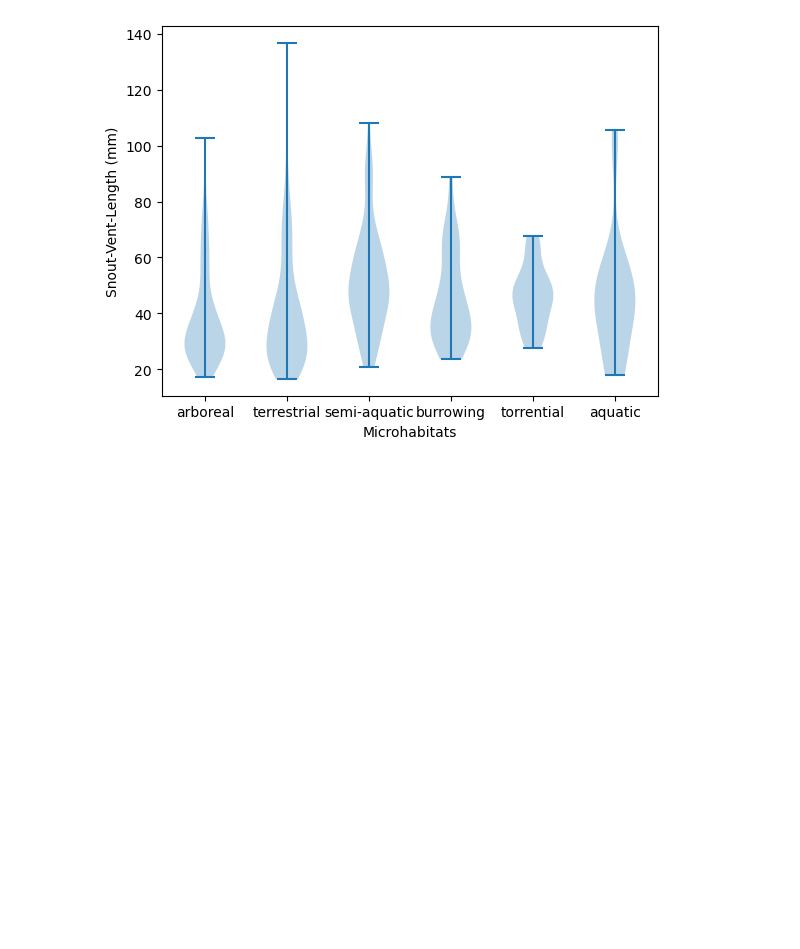
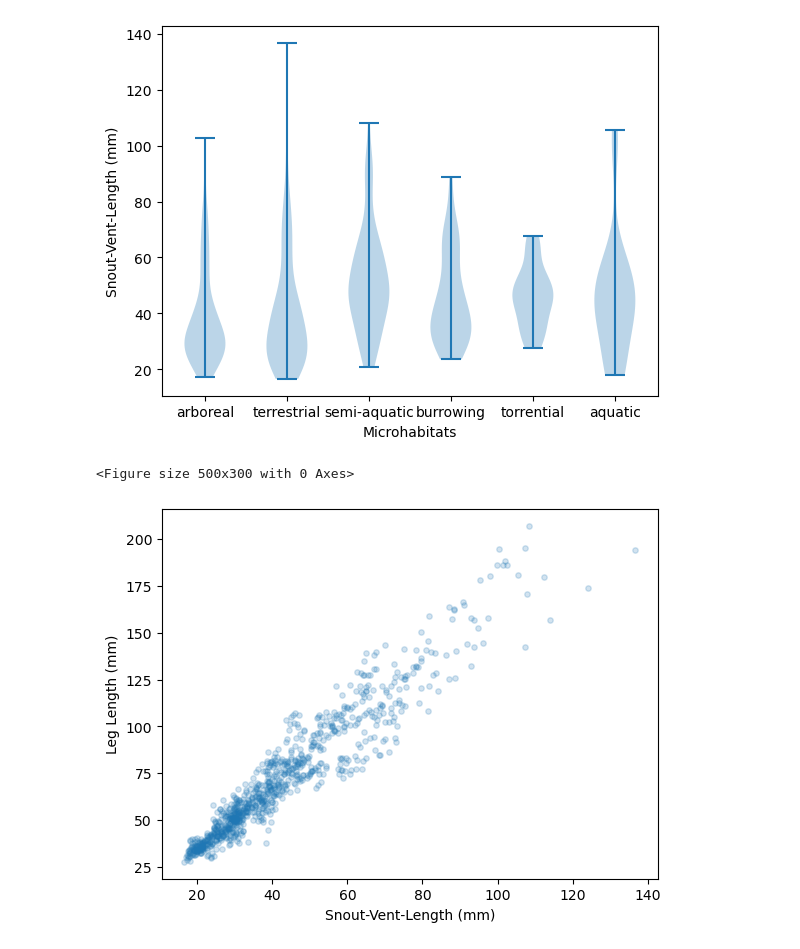
Before and after one commit to nandersonk/Frog-Microhabitat-Classification, a Jupyter notebook: src/DATA1030project.ipynb, the cells around one changed output. Cells and saved outputs as stored; diff of their text form; code cells hidden in the pictures; blank space fills up the shorter version.

Commit message:
graphs

```diff
--- a/src/DATA1030project.ipynb
+++ b/src/DATA1030project.ipynb
@@ -196,3 +213,14 @@ plt.xlabel('Microhabitats')
 plt.show()
 # %% [output]
 [figure]
+# %%
+plt.figure(figsize=(5,3))
+dfdropcolumn.plot.scatter('SVL','leg.length',s=15,alpha=0.2) # alpha=0.1,s=10
+plt.xlabel('Snout-Vent-Length (mm)')
+plt.ylabel('Leg Length (mm)')
+plt.savefig('/Users/nigelk.anderson/Desktop/DATA 1030/DATA1030-Fall2022/Frog-Microhabitat-Classification/figures/svlvsleglength.png', dpi=300)
+
+plt.show()
+# %% [output]
+<Figure size 500x300 with 0 Axes>
+[figure, added]
```
Also changed, not shown: parts of 9 cells of this notebook, 15 other files.
